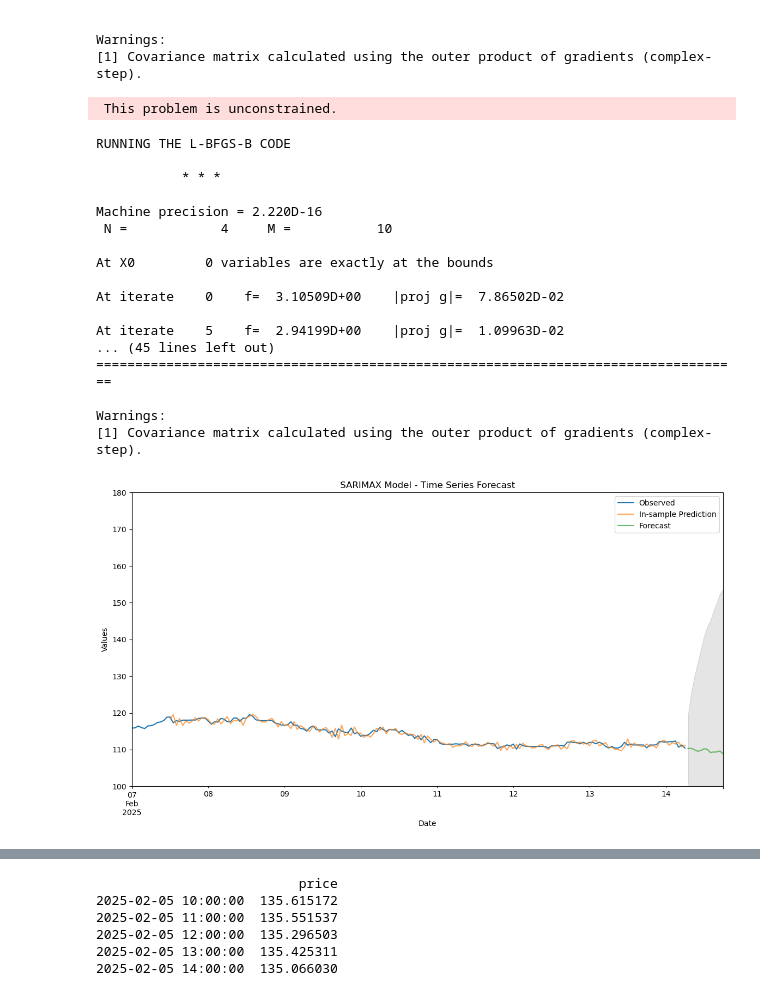
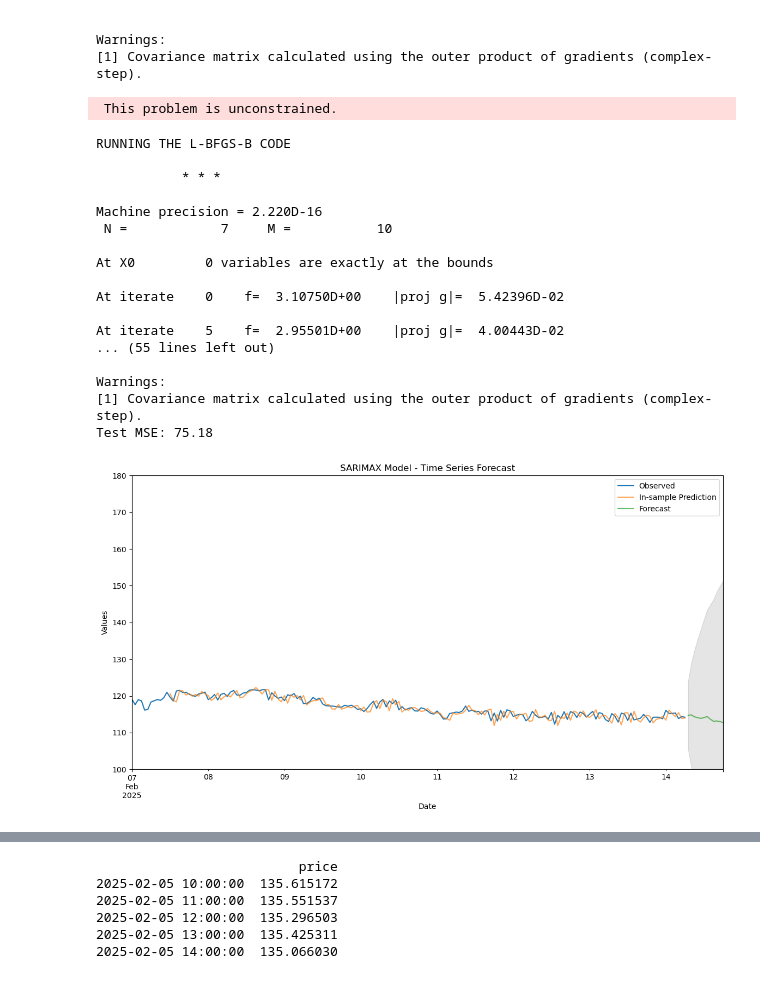
Before and after one commit to UoB-DSMP-2023-24/dsmp-2024-group15, a Jupyter notebook: Python files/SARIMAX april/Untitled.ipynb, the cells around one changed output, grey strips where cells are left out. Saved outputs shown, nothing was run; the diff lists cells and outputs as text; code cells hidden in the pictures.

```diff
--- a/Python files/SARIMAX april/Untitled.ipynb
+++ b/Python files/SARIMAX april/Untitled.ipynb
@@ -70,7 +70,7 @@ Performing stepwise search to minimize aic
 Warnings:
 [1] Covariance matrix calculated using the outer product of gradients (complex-step).
 # %%
-model = SARIMAX(ask.Price, order=(1, 1, 0), seasonal_order=(1, 1, 1, 17))
+model = SARIMAX(ask.Price, order=(2, 1, 1), seasonal_order=(2, 1, 1, 17))
 results = model.fit()
 
 # Make in-sample prediction and forecast
@@ -85,39 +85,39 @@ plt.figure(figsize=(14, 7))
 ask.Price.loc[start_date:].plot(label='Observed')
 predicted_mean.loc[start_date:].plot(label='In-sample Prediction', alpha=0.7)
 forecast_mean.loc[start_date:].plot(label='Forecast', alpha=0.7)
 plt.fill_between(forecast_mean.index,
                  forecast.conf_int().iloc[:, 0],
                  forecast.conf_int().iloc[:, 1], color='k', alpha=0.1)
 mse = mean_squared_error(test_data, predictions2)
 
 print(f'Test MSE: {mse:.2f}')
 plt.title('SARIMAX Model - Time Series Forecast')
 plt.xlabel('Date')
 plt.ylabel('Values')
 plt.legend()
 plt.ylim(100, 180)
 
 plt.show()
 # %% [output]
  This problem is unconstrained.
 RUNNING THE L-BFGS-B CODE
 
            * * *
 
 Machine precision = 2.220D-16
- N =            4     M =           10
+ N =            7     M =           10
 
 At X0         0 variables are exactly at the bounds
 
-At iterate    0    f=  3.10509D+00    |proj g|=  7.86502D-02
+At iterate    0    f=  3.10750D+00    |proj g|=  5.42396D-02
 
-At iterate    5    f=  2.94199D+00    |proj g|=  1.09963D-02
-... (45 lines left out)
-===================================================================================
+At iterate    5    f=  2.95501D+00    |proj g|=  4.00443D-02
+... (55 lines left out)
 
 Warnings:
 [1] Covariance matrix calculated using the outer product of gradients (complex-step).
+Test MSE: 75.18
-[figure, old version]
+[figure, new version]
 # %%
 from sklearn.model_selection import train_test_split
 from sklearn.metrics import mean_squared_error
```
Also changed, not shown: parts of 1 cell of this notebook, 10 other files.
